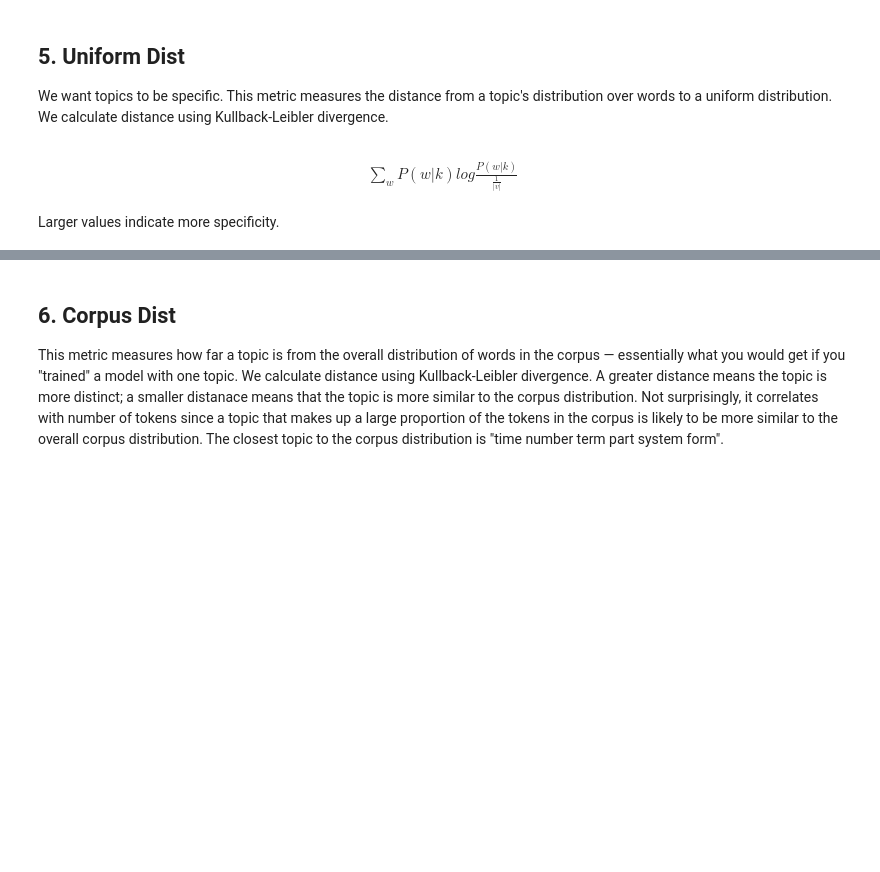
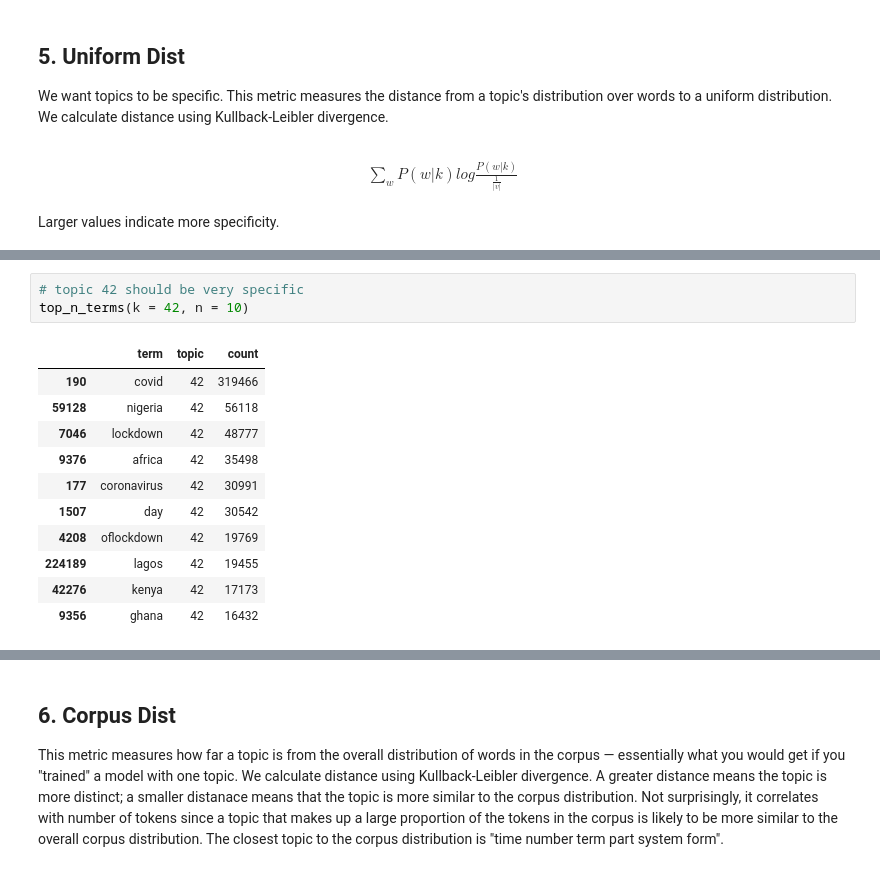
Before and after one commit to dkoban/lda_evaluation, a Jupyter notebook: model_evaluation.ipynb, the cells around one changed output, grey strips where cells are left out. Drawn from its saved outputs; the diff is of its cells as text; blank space fills up the shorter version.

```diff
--- a/model_eval.ipynb
+++ b/model_evaluation.ipynb
@@ -419,0 +419,15 @@ top_terms_topic_k
+# %%
+# topic 42 should be very specific
+top_n_terms(k = 42, n = 10)
+# %% [output]
+|  | term | topic | count |
+| 190 | covid | 42 | 319466 |
+| 59128 | nigeria | 42 | 56118 |
+| 7046 | lockdown | 42 | 48777 |
+| 9376 | africa | 42 | 35498 |
+| 177 | coronavirus | 42 | 30991 |
+| 1507 | day | 42 | 30542 |
+| 4208 | oflockdown | 42 | 19769 |
+| 224189 | lagos | 42 | 19455 |
+| 42276 | kenya | 42 | 17173 |
+| 9356 | ghana | 42 | 16432 |
```
Also changed, not shown: parts of 4 cells of this notebook.
